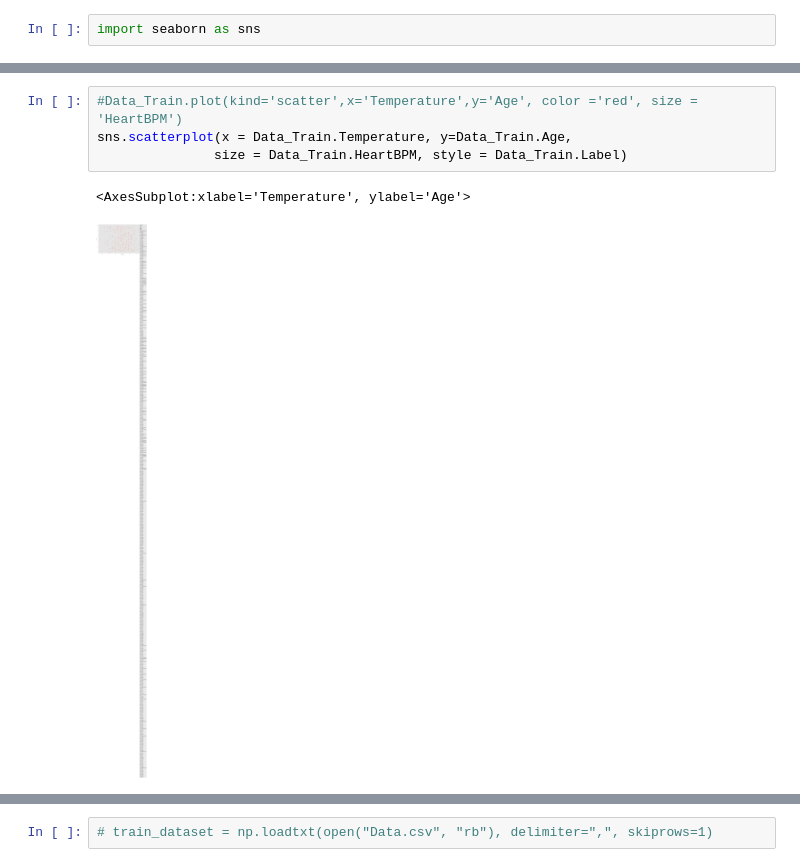
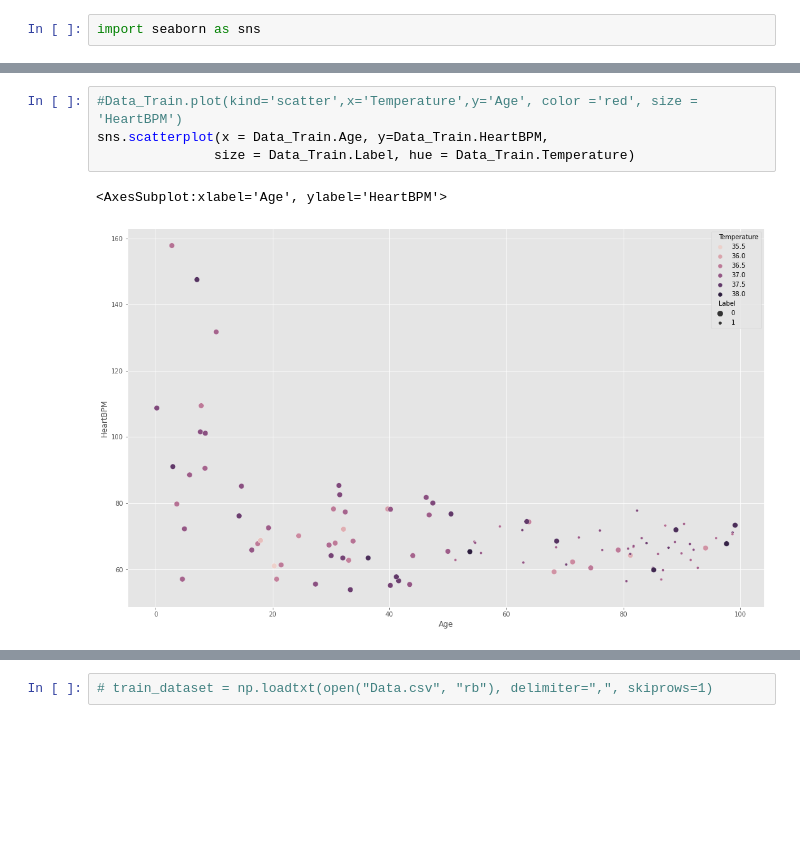
Before and after one commit to Cescollino/FederatedPi, a Jupyter notebook: Client/Client Python Notebook.ipynb, the cells around one changed output, grey strips where cells are left out. Saved outputs shown, nothing was run; the diff lists cells and outputs as text; blank space fills up the shorter version.

```diff
--- a/Client/Client Python Notebook.ipynb
+++ b/Client/Client Python Notebook.ipynb
@@ -150,7 +143,7 @@ Data_Train.plot(kind='scatter',x='Age',y='HeartBPM', color ='green')
 # %%
 #Data_Train.plot(kind='scatter',x='Temperature',y='Age', color ='red', size = 'HeartBPM')
-sns.scatterplot(x = Data_Train.Temperature, y=Data_Train.Age,
-               size = Data_Train.HeartBPM, style = Data_Train.Label)
+sns.scatterplot(x = Data_Train.Age, y=Data_Train.HeartBPM,
+               size = Data_Train.Label, hue = Data_Train.Temperature)
 # %% [output]
-<AxesSubplot:xlabel='Temperature', ylabel='Age'>
+<AxesSubplot:xlabel='Age', ylabel='HeartBPM'>
-[figure, old version]
+[figure, new version]
```
Also changed, not shown: parts of 23 cells of this notebook, 3 other files.
